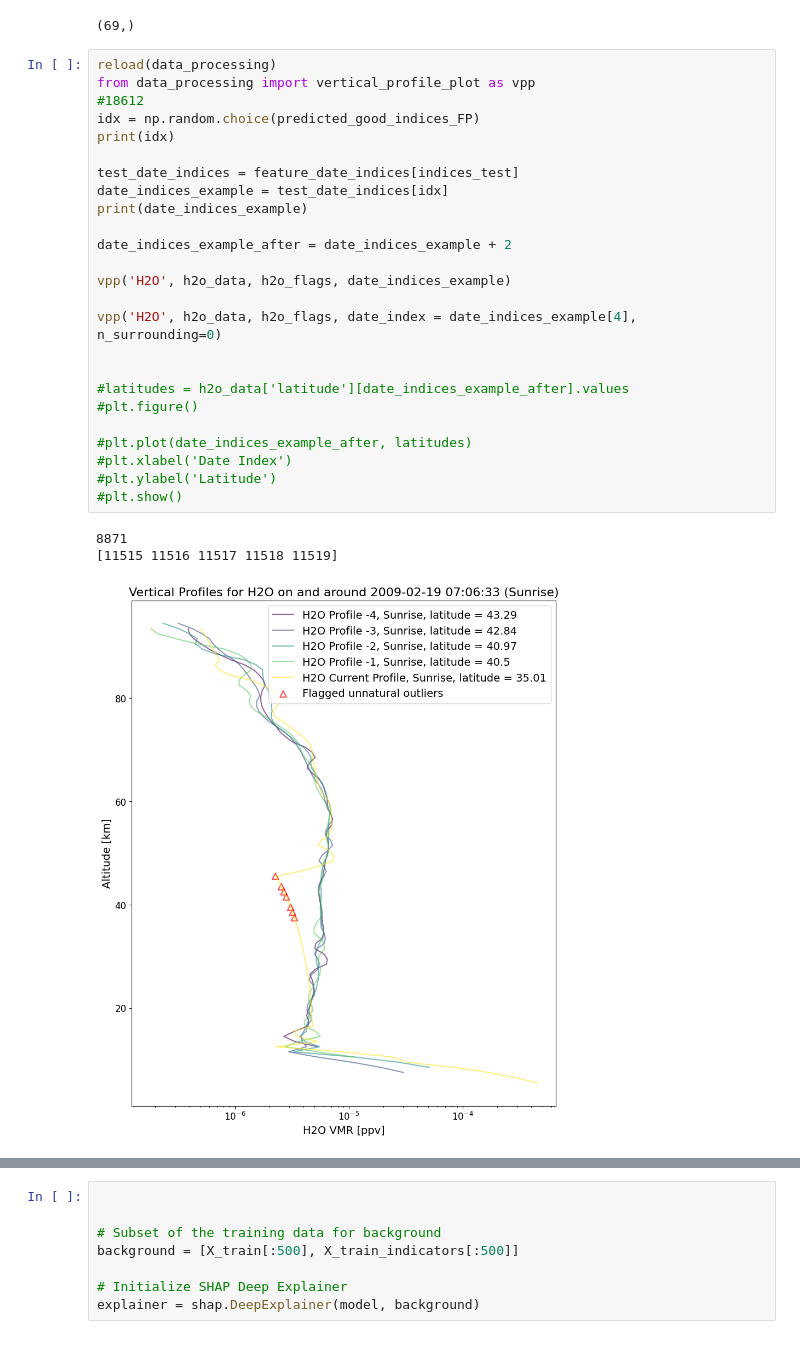
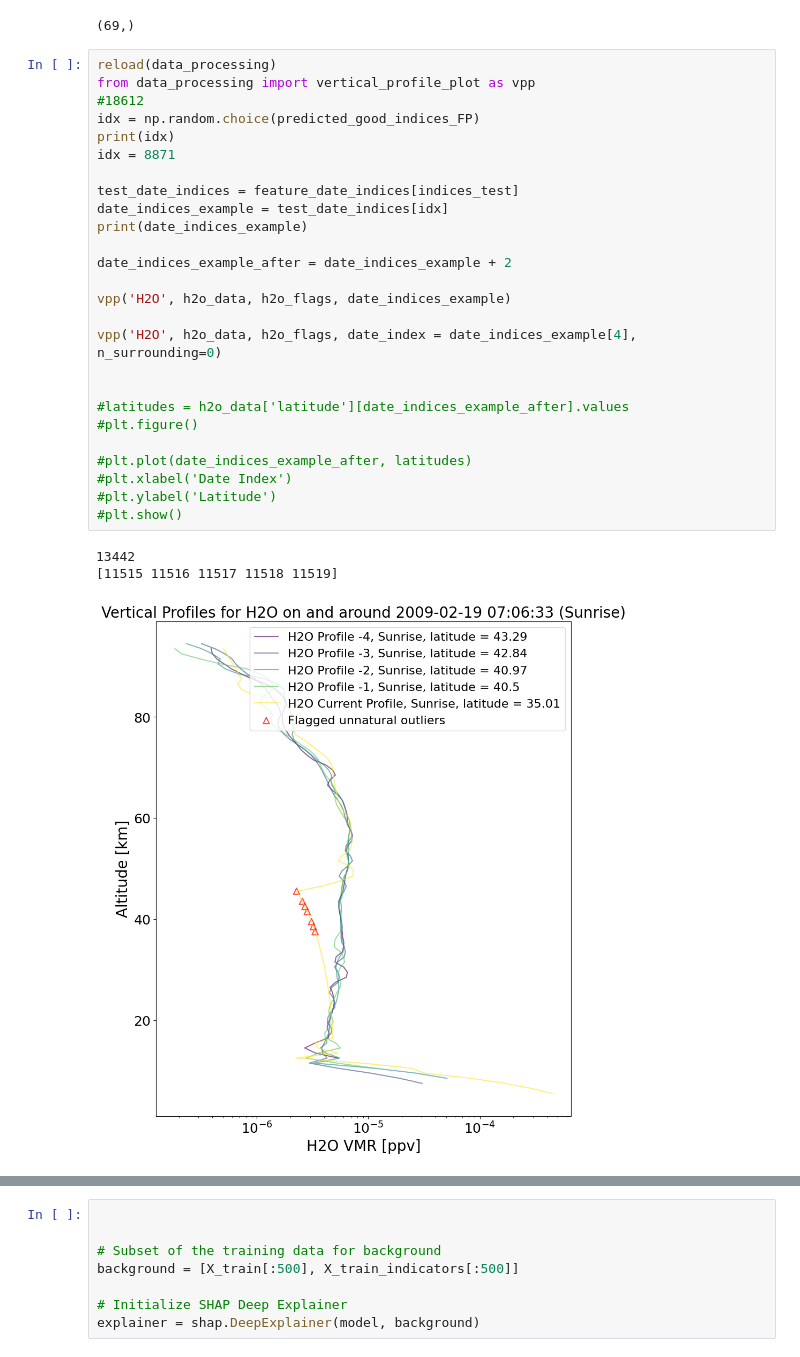
Before and after one commit to james-harvey-git/MPhys_Project, a Jupyter notebook: machine_learning.ipynb, the cells around one changed output, grey strips where cells are left out. Drawn from its saved outputs; the diff is of its cells as text.

```diff
--- a/machine_learning.ipynb
+++ b/machine_learning.ipynb
@@ -891,29 +891,30 @@ predicted_good_indices_FP.shape
 # %%
 reload(data_processing)
 from data_processing import vertical_profile_plot as vpp
 #18612
 idx = np.random.choice(predicted_good_indices_FP)
 print(idx)
+idx = 8871
 
 test_date_indices = feature_date_indices[indices_test]
 date_indices_example = test_date_indices[idx]
 print(date_indices_example)
 
 date_indices_example_after = date_indices_example + 2
 
 vpp('H2O', h2o_data, h2o_flags, date_indices_example)
 
 vpp('H2O', h2o_data, h2o_flags, date_index = date_indices_example[4], n_surrounding=0)
 
 
 #latitudes = h2o_data['latitude'][date_indices_example_after].values
 #plt.figure()
 
 #plt.plot(date_indices_example_after, latitudes)
 #plt.xlabel('Date Index')
 #plt.ylabel('Latitude')
 #plt.show()
 # %% [output]
-8871
+13442
 [11515 11516 11517 11518 11519]
-[figure, old version]
+[figure, new version]
```
Also changed, not shown: parts of 1 cell of this notebook, 1 other file.
